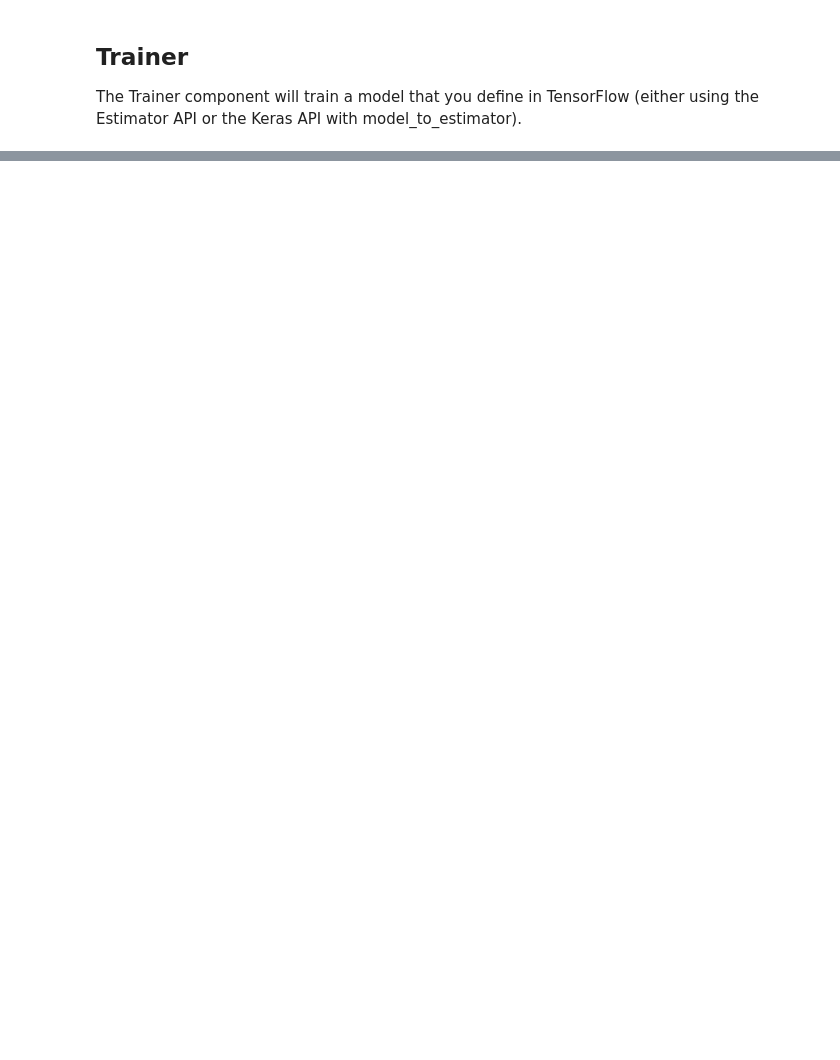
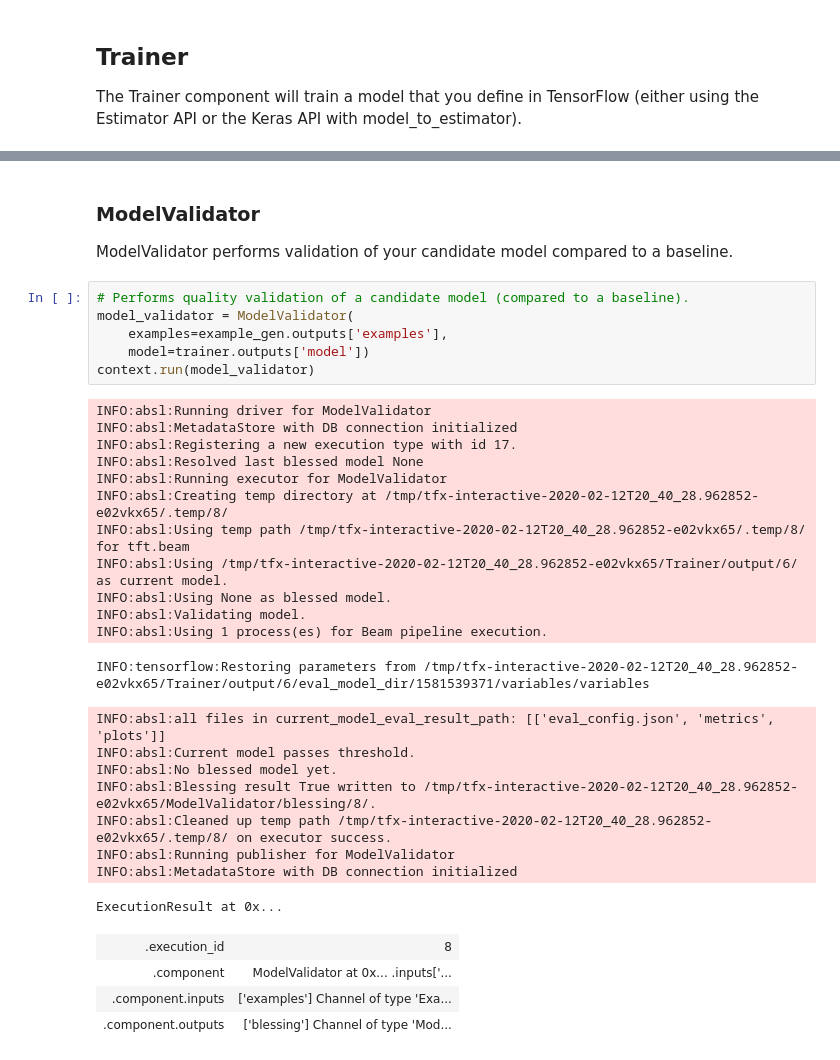
Before and after one commit to CloseToAlgoTrading/CodeFromVideo, a Jupyter notebook: episode_10/tfx_nb.ipynb, the cells around one changed output, grey strips where cells are left out. Drawn from its saved outputs; the diff is of its cells as text; blank space fills up the shorter version.

```diff
--- a/episode_10/tfx_nb.ipynb
+++ b/episode_10/tfx_nb.ipynb
@@ -378,0 +1131,34 @@ The Trainer component will train a model that you define in TensorFlow (either u
+# %% [markdown]
+### ModelValidator
+ModelValidator performs validation of your candidate model compared to a baseline.
+# %%
+# Performs quality validation of a candidate model (compared to a baseline).
+model_validator = ModelValidator(
+    examples=example_gen.outputs['examples'],
+    model=trainer.outputs['model'])
+context.run(model_validator)
+# %% [output]
+INFO:absl:Running driver for ModelValidator
+INFO:absl:MetadataStore with DB connection initialized
+INFO:absl:Registering a new execution type with id 17.
+INFO:absl:Resolved last blessed model None
+INFO:absl:Running executor for ModelValidator
+INFO:absl:Creating temp directory at /tmp/tfx-interactive-2020-02-12T20_40_28.962852-e02vkx65/.temp/8/
+INFO:absl:Using temp path /tmp/tfx-interactive-2020-02-12T20_40_28.962852-e02vkx65/.temp/8/ for tft.beam
+INFO:absl:Using /tmp/tfx-interactive-2020-02-12T20_40_28.962852-e02vkx65/Trainer/output/6/ as current model.
+INFO:absl:Using None as blessed model.
+INFO:absl:Validating model.
+INFO:absl:Using 1 process(es) for Beam pipeline execution.
+INFO:tensorflow:Restoring parameters from /tmp/tfx-interactive-2020-02-12T20_40_28.962852-e02vkx65/Trainer/output/6/eval_model_dir/1581539371/variables/variables
+INFO:absl:all files in current_model_eval_result_path: [['eval_config.json', 'metrics', 'plots']]
+INFO:absl:Current model passes threshold.
+INFO:absl:No blessed model yet.
+INFO:absl:Blessing result True written to /tmp/tfx-interactive-2020-02-12T20_40_28.962852-e02vkx65/ModelValidator/blessing/8/.
+INFO:absl:Cleaned up temp path /tmp/tfx-interactive-2020-02-12T20_40_28.962852-e02vkx65/.temp/8/ on executor success.
+INFO:absl:Running publisher for ModelValidator
+INFO:absl:MetadataStore with DB connection initialized
+ExecutionResult at 0x...
+| .execution_id | 8 |
+| .component | ModelValidator at 0x... .inputs['... |
+| .component.inputs | ['examples'] Channel of type 'Exa... |
+| .component.outputs | ['blessing'] Channel of type 'Mod... |
```
Also changed, not shown: parts of 44 cells of this notebook.
